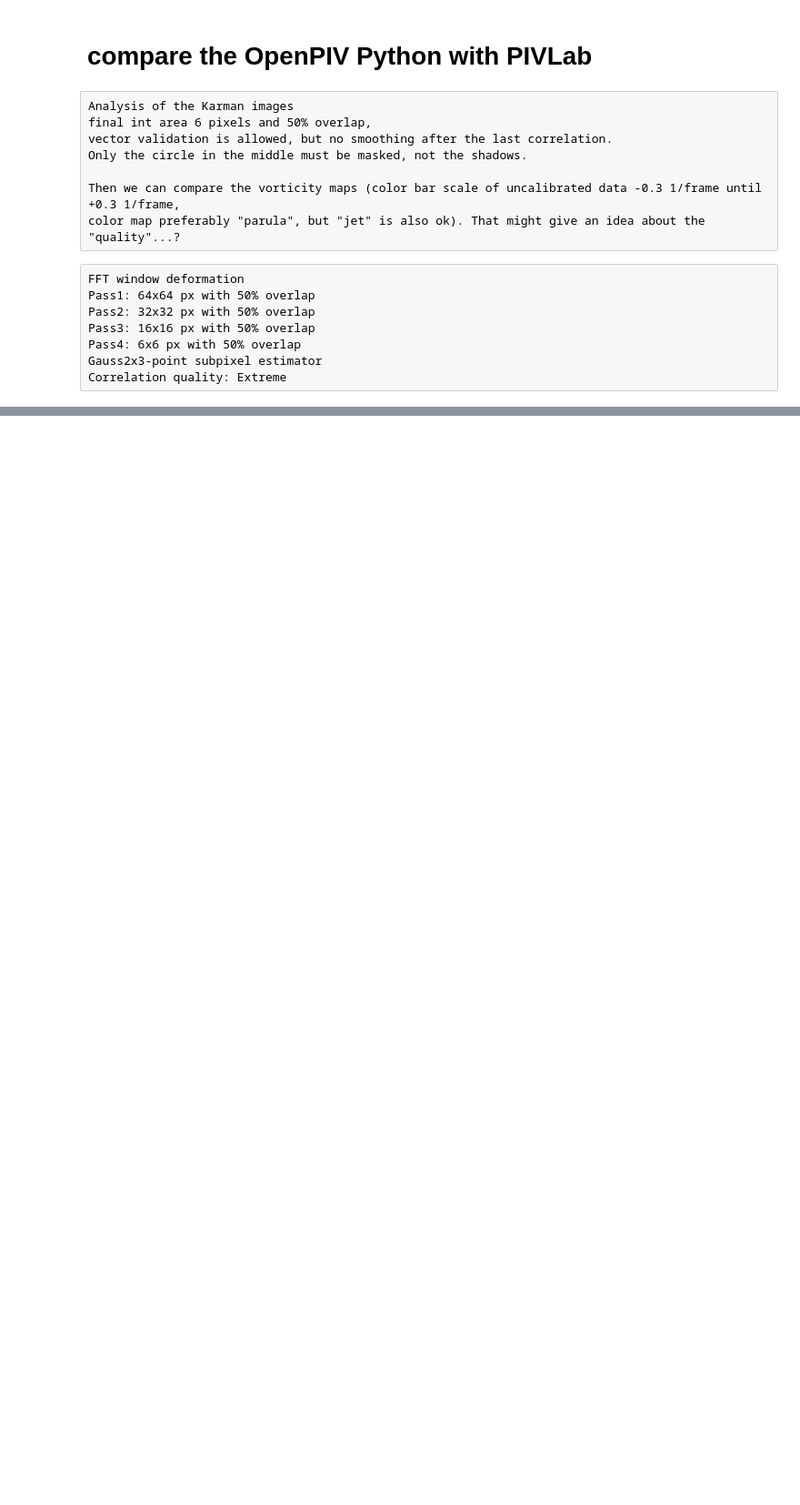
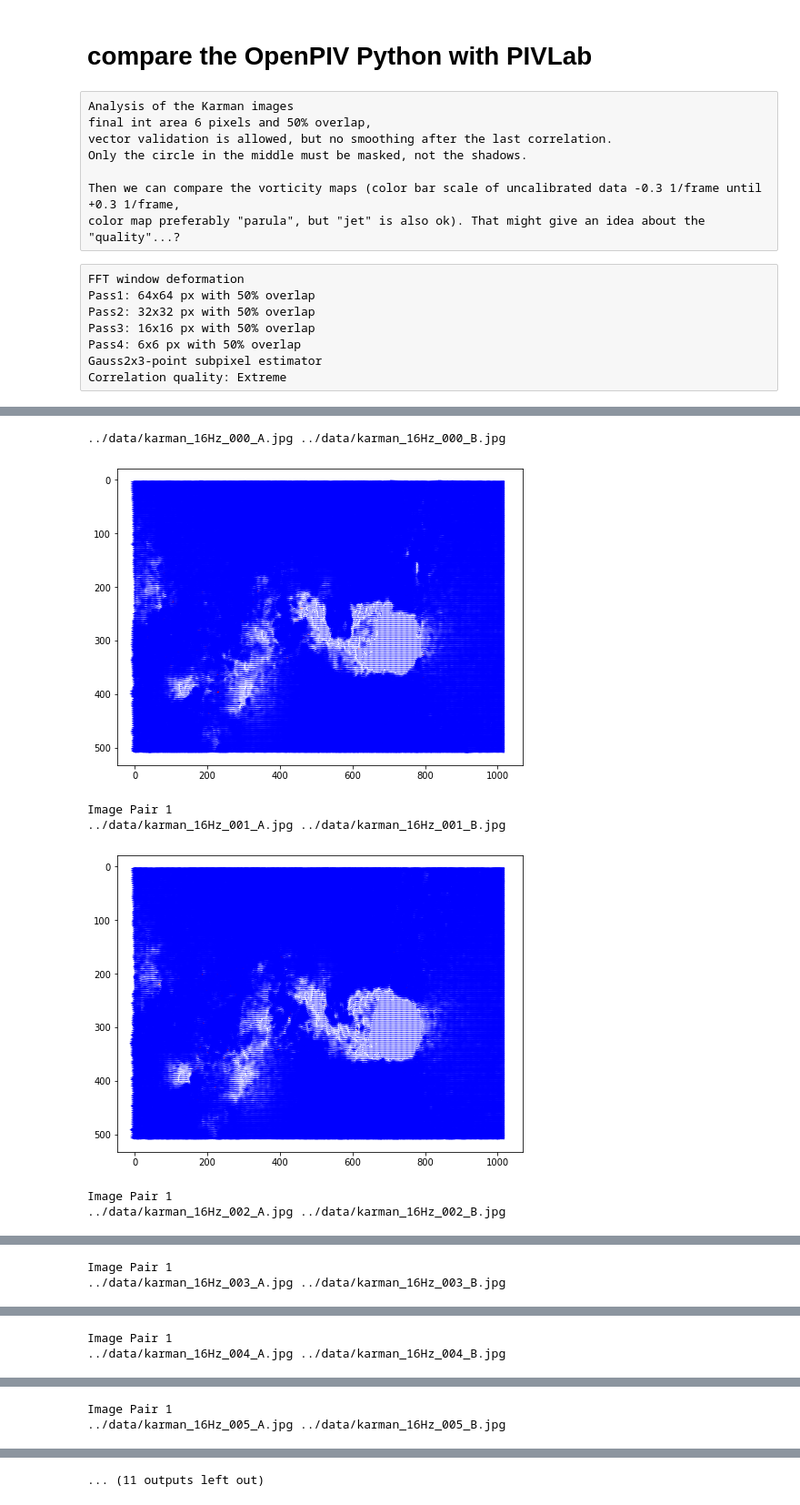
Before and after one commit to alexlib/openpiv_pivlab_von_Karman_data, a Jupyter notebook: OpenPIV/vonKarman_openpiv_10_maps.ipynb, the cells around one changed output, grey strips where cells are left out. Shown at 91% size. Drawn from its saved outputs; the diff is of its cells as text; code cells hidden in the pictures; blank space fills up the shorter version.

```diff
--- a/OpenPIV/vonKarman_openpiv_10_maps.ipynb
+++ b/OpenPIV/vonKarman_openpiv_10_maps.ipynb
@@ -146,5 +160,5 @@ settings.smoothn_p=0.5 # This is a smoothing parameter
 # %%
 import glob
 file_list = sorted(glob.glob('../data/karman_16Hz_*.jpg'))
-file_list = file_list[:20]
+file_list = file_list[:22]
 file_list
@@ -151,10 +183,18 @@ file_list
 # %%
-N = 10
+N = 11
 counter = 0
 for a,b in zip(file_list[0:2*N+1:2],file_list[1:2*N+2:2]):
     print(a,b)
     settings.frame_pattern_a = a
     settings.frame_pattern_b = b
     settings.save_folder_suffix = f'{counter}'
     windef.piv(settings)
     counter += 1
+# %% [output]
+../data/karman_16Hz_000_A.jpg ../data/karman_16Hz_000_B.jpg
+[figure, added]
+Image Pair 1
+../data/karman_16Hz_001_A.jpg ../data/karman_16Hz_001_B.jpg
+[figure, added]
+Image Pair 1
+../data/karman_16Hz_002_A.jpg ../data/karman_16Hz_002_B.jpg
@@ -160,0 +202,2 @@ for a,b in zip(file_list[0:2*N+1:2],file_list[1:2*N+2:2]):
+Image Pair 1
+../data/karman_16Hz_003_A.jpg ../data/karman_16Hz_003_B.jpg
@@ -160,0 +205,2 @@ for a,b in zip(file_list[0:2*N+1:2],file_list[1:2*N+2:2]):
+Image Pair 1
+../data/karman_16Hz_004_A.jpg ../data/karman_16Hz_004_B.jpg
@@ -160,0 +208,2 @@ for a,b in zip(file_list[0:2*N+1:2],file_list[1:2*N+2:2]):
+Image Pair 1
+../data/karman_16Hz_005_A.jpg ../data/karman_16Hz_005_B.jpg
@@ -160,0 +211 @@ for a,b in zip(file_list[0:2*N+1:2],file_list[1:2*N+2:2]):
+... (11 outputs left out)
```
Also changed, not shown: parts of 3 cells of this notebook.
